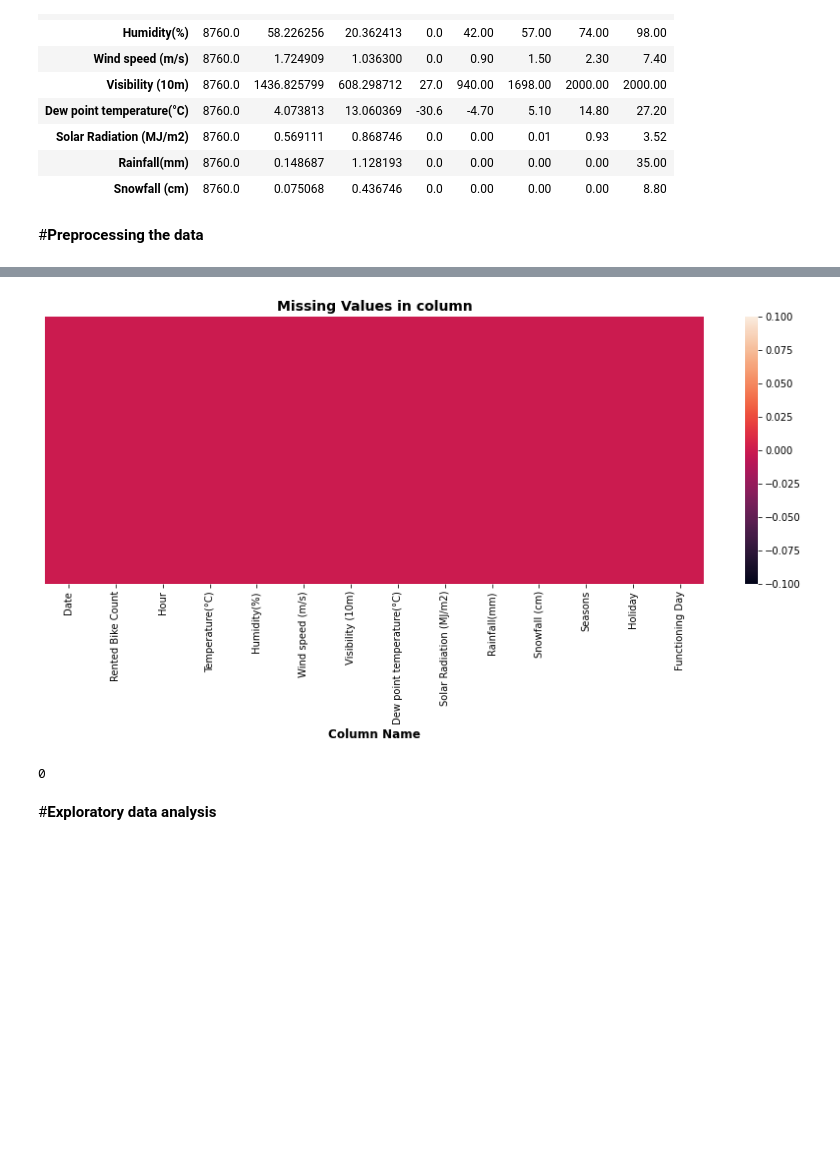
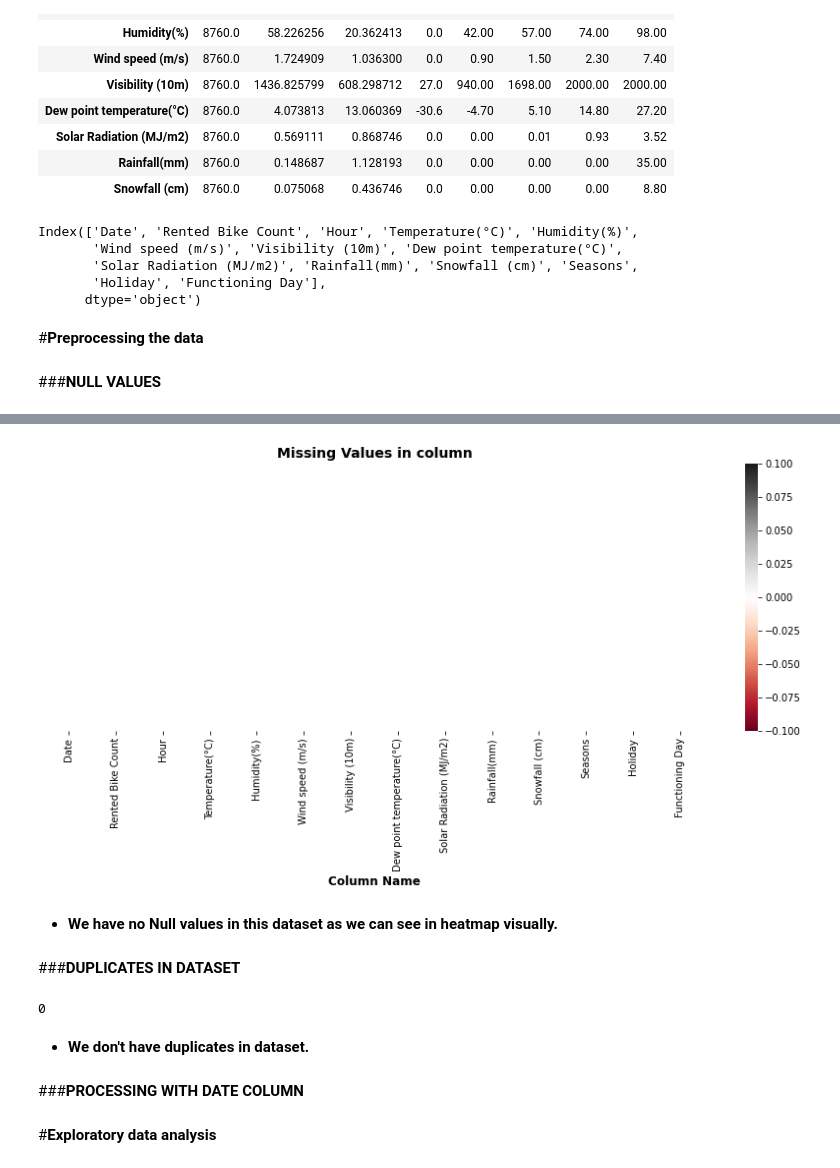
Before and after one commit to techsidh/seoul-bike-sharing-demand-prediction, a Jupyter notebook: Seoul_Bike_Sharing_Demand_Prediction.ipynb, the cells around one changed output, grey strips where cells are left out. Drawn from its saved outputs; the diff is of its cells as text; code cells hidden in the pictures; blank space fills up the shorter version.

```diff
--- a/Seoul_Bike_Sharing_Demand_Prediction.ipynb
+++ b/Seoul_Bike_Sharing_Demand_Prediction.ipynb
@@ -50,5 +57,7 @@ from sklearn.ensemble import RandomForestRegressor
 # %%
-df = pd.read_csv('/content/drive/MyDrive/colab/EDA/SeoulBikeData.csv',encoding = 'latin')
+# Importing Dataset
+
+df = pd.read_csv('/content/drive/MyDrive/Capstone Project - Seoul Bike Sharing Demand Prediction/SeoulBikeData.csv',encoding = 'latin')
 # %%
 # Lets look at their shapes respectively.
 print(" Shape of the resources dataframe is: " , df.shape)
@@ -110,8 +119,20 @@ df.describe().T
 | Solar Radiation (MJ/m2) | 8760.0 | 0.569111 | 0.868746 | 0.0 | 0.00 | 0.01 | 0.93 | 3.52 |
 | Rainfall(mm) | 8760.0 | 0.148687 | 1.128193 | 0.0 | 0.00 | 0.00 | 0.00 | 35.00 |
 | Snowfall (cm) | 8760.0 | 0.075068 | 0.436746 | 0.0 | 0.00 | 0.00 | 0.00 | 8.80 |
+# %%
+# All Column's Name -
+
+df.columns
+# %% [output]
+Index(['Date', 'Rented Bike Count', 'Hour', 'Temperature(°C)', 'Humidity(%)',
+       'Wind speed (m/s)', 'Visibility (10m)', 'Dew point temperature(°C)',
+       'Solar Radiation (MJ/m2)', 'Rainfall(mm)', 'Snowfall (cm)', 'Seasons',
+       'Holiday', 'Functioning Day'],
+      dtype='object')
 # %% [markdown]
 #**Preprocessing the data**
+# %% [markdown]
+###**NULL VALUES**
 # %%
 # Checking null values of data
 
@@ -135,18 +156,28 @@ dtype: int64
 # %%
 # Heatmap showing null values in columns
 
 plt.figure(figsize = (15,5))
-sns.heatmap(df.isnull(), cbar = True, yticklabels=False)
+sns.heatmap(df.isnull(), cbar = True, yticklabels=False, cmap = 'RdGy')
 plt.xlabel('Column Name', size = 12, weight = 'bold')
 plt.title('Missing Values in column', size = 14, weight= 'bold');
 # %% [output]
-[figure, old version]
+[figure, new version]
+# %% [markdown]
+
+
+* **We have no Null values in this dataset as we can see in heatmap visually.**
+# %% [markdown]
+###**DUPLICATES IN DATASET**
 # %%
 # Checking duplicate in DataFrame
 
 df.duplicated().sum()
 # %% [output]
 0
+# %% [markdown]
+* **We don't have duplicates in dataset.**
+# %% [markdown]
+###**PROCESSING WITH DATE COLUMN**
 # %%
 # Converting date column dtype object to date
 
```
Also changed, not shown: parts of 47 cells of this notebook.
